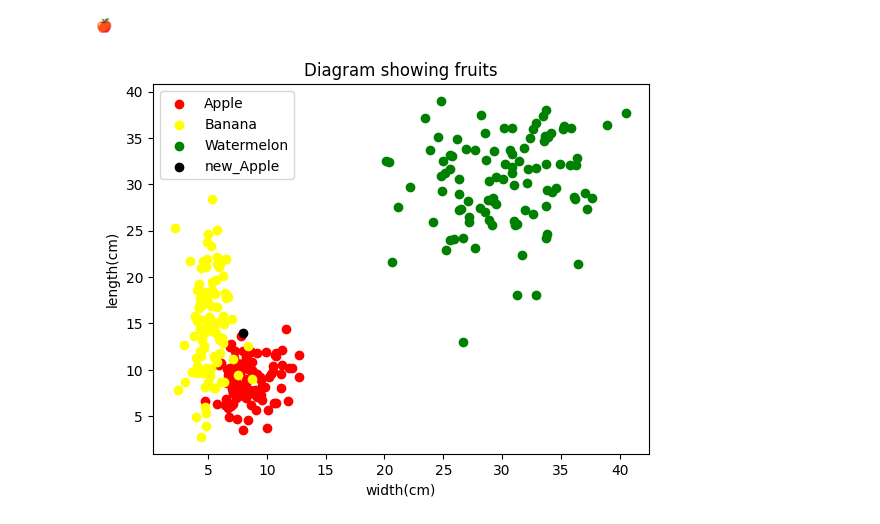
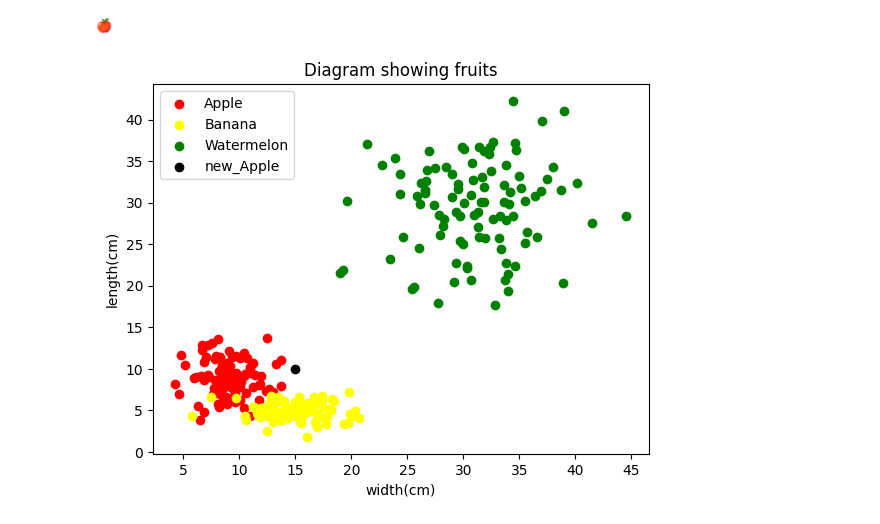
Before and after one commit to Moein-Moatali-2006/Machine-learning, a Jupyter notebook: 6.1/fruit_KNN_ML.ipynb, the cells around one changed output. Cells and saved outputs as stored; diff of their text form; code cells hidden in the pictures.

```diff
--- a/6.1/fruit_KNN_ML.ipynb
+++ b/6.1/fruit_KNN_ML.ipynb
@@ -23,7 +23,7 @@ apple_width = np.random.normal(9,2,count)
 apple_length = np.random.normal(9,2,count)
 
 # Bananas
-banana_width = np.random.normal(15,5,count)
+banana_width = np.random.normal(15,3,count)
 banana_length = np.random.normal(5,1,count)
 
 #Watermelons
@@ -31,7 +31,7 @@ watermelon_width = np.random.normal(30,5,count)
 watermelon_length = np.random.normal(30,5,count)
 
 # new fruit:
-fruit_width_length = np.array([8,14])
+fruit_width_length = np.array([15,10])
 # %% [markdown]
 show with scatter :
 # %%
@@ -123,14 +123,14 @@ elif np.argmax(result) == 2:
 # %% [output]
 🍎
 # %%
-plt.scatter(apple_length,apple_width,color="red")
-plt.scatter(banana_length,banana_width,color="yellow")
-plt.scatter(watermelon_length,watermelon_width,color="green")
+plt.scatter(apple_width,apple_length,color="red")
+plt.scatter(banana_width,banana_length,color="yellow")
+plt.scatter(watermelon_width,watermelon_length,color="green")
 plt.scatter(fruit_width_length[0],fruit_width_length[1],color="black")
 plt.title("Diagram showing fruits")
 plt.xlabel("width(cm)")
 plt.ylabel("length(cm)")
 plt.legend(["Apple","Banana","Watermelon",guess_ML])
 plt.show()
 # %% [output]
-[figure, old version]
+[figure, new version]
```
Also changed, not shown: parts of 2 cells of this notebook, 2 other files.
